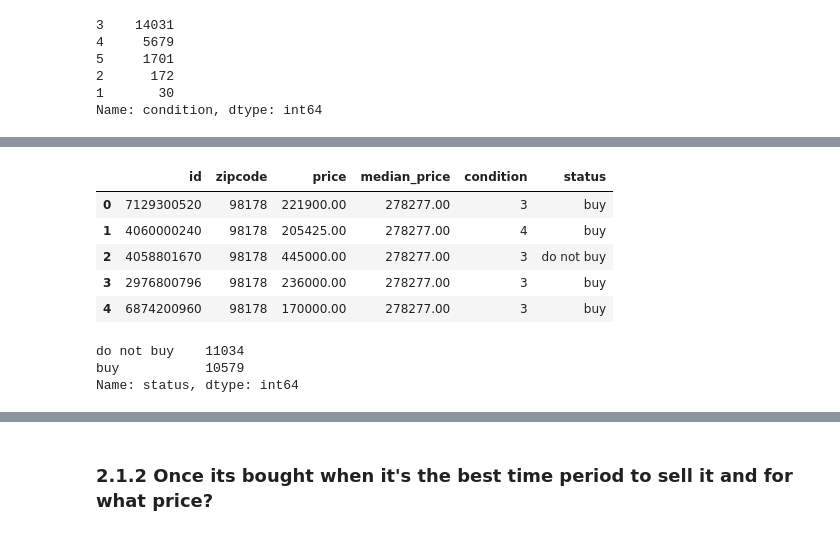
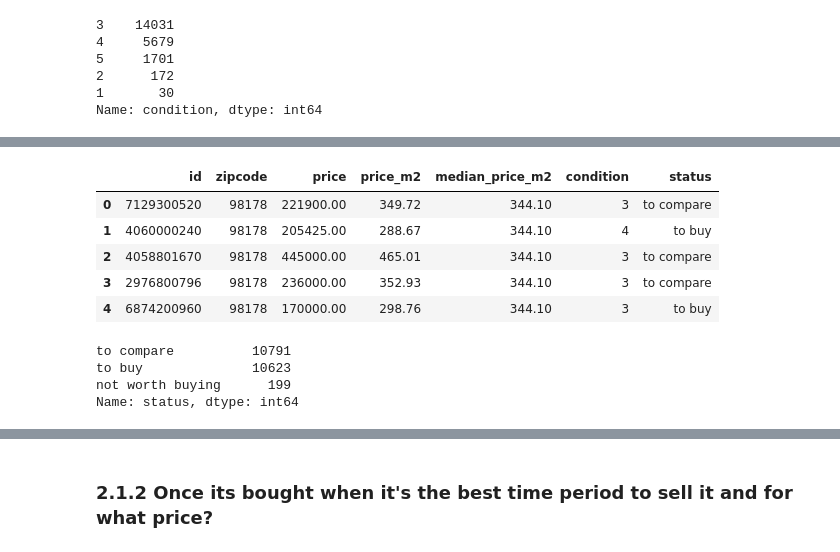
Before and after one commit to MikeMadeira/HouseSales-RecommendationSystem, a Jupyter notebook: houses_recommendations.ipynb, the cells around one changed output, grey strips where cells are left out. Cells and saved outputs as stored; diff of their text form; code cells hidden in the pictures.

```diff
--- a/houses_recommendations.ipynb
+++ b/houses_recommendations.ipynb
@@ -647,3 +677,12 @@ house_df_fs['condition'].value_counts()
 2      172
 1       30
 Name: condition, dtype: int64
+# %%
+# Create price/m2 and calculate its median per region.
+
+house_df_fs['price_m2'] = house_df_fs['price']/house_df_fs['house_total_m2']
+
+zipcode_median_price_m2 = house_df_fs[['price_m2', 'zipcode']].groupby('zipcode').median().reset_index()
+zipcode_median_price_m2.columns = ['zipcode','median_price_m2']
+
+house_df_fs = pd.merge(house_df_fs,zipcode_median_price_m2,on='zipcode',how='inner')
@@ -650,25 +700,22 @@ Name: condition, dtype: int64
 # %%
 # Create house recommendation system
 
-zipcode_median = house_df_fs[['price', 'zipcode']].groupby('zipcode').median().reset_index()
-zipcode_median.columns = ['zipcode','median_price']
-
-house_df_fs = pd.merge(house_df_fs,zipcode_median,on='zipcode',how='inner')
-
-house_df_fs['status'] = house_df_fs[['price','condition','median_price']].apply(lambda x: 'buy' if (x[0] < x[2]) & (x[1] >= 3)\
-                                                                          else 'do not buy',  axis = 1)
+house_df_fs['status'] = house_df_fs[['price_m2','condition','median_price_m2']].apply(lambda x: 'to buy' if (x[0] < x[2]) & (x[1] >= 3)\
+                                                                                           else 'to compare' if (x[0] > x[2])\
+                                                                                           else 'not worth buying',  axis = 1)
 # %%
-house_df_fs[['id','zipcode','price','median_price','condition','status']].head()
+house_df_fs[['id','zipcode','price','price_m2','median_price_m2','condition','status']].head()
 # %% [output]
-|  | id | zipcode | price | median_price | condition | status |
-| 0 | 7129300520 | 98178 | 221900.00 | 278277.00 | 3 | buy |
-| 1 | 4060000240 | 98178 | 205425.00 | 278277.00 | 4 | buy |
-| 2 | 4058801670 | 98178 | 445000.00 | 278277.00 | 3 | do not buy |
-| 3 | 2976800796 | 98178 | 236000.00 | 278277.00 | 3 | buy |
-| 4 | 6874200960 | 98178 | 170000.00 | 278277.00 | 3 | buy |
+|  | id | zipcode | price | price_m2 | median_price_m2 | condition | status |
+| 0 | 7129300520 | 98178 | 221900.00 | 349.72 | 344.10 | 3 | to compare |
+| 1 | 4060000240 | 98178 | 205425.00 | 288.67 | 344.10 | 4 | to buy |
+| 2 | 4058801670 | 98178 | 445000.00 | 465.01 | 344.10 | 3 | to compare |
+| 3 | 2976800796 | 98178 | 236000.00 | 352.93 | 344.10 | 3 | to compare |
+| 4 | 6874200960 | 98178 | 170000.00 | 298.76 | 344.10 | 3 | to buy |
 # %%
 house_df_fs.status.value_counts()
 # %% [output]
-do not buy    11034
-buy           10579
+to compare          10791
+to buy              10623
+not worth buying      199
 Name: status, dtype: int64
```
Also changed, not shown: parts of 26 cells of this notebook.
